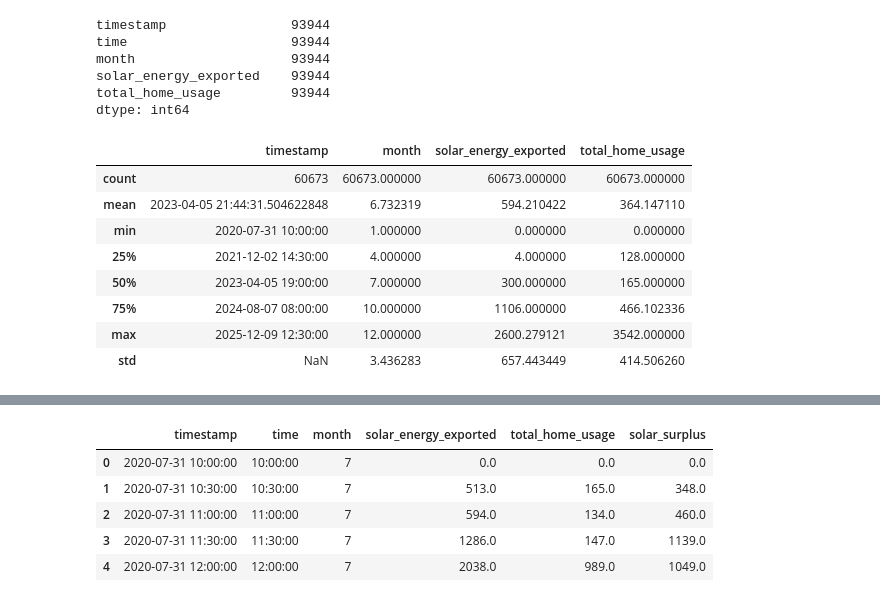
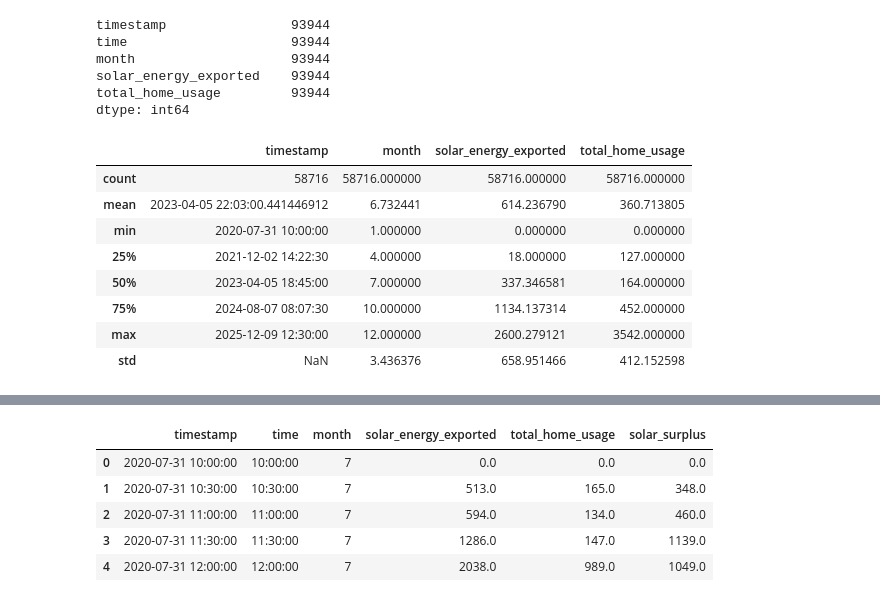
Before and after one commit to paleze/solar-energy-surplus-estimator, a Jupyter notebook: solar-energy-surplus-prediction.ipynb, the cells around one changed output, grey strips where cells are left out. Saved outputs shown, nothing was run; the diff lists cells and outputs as text; code cells hidden in the pictures.

```diff
--- a/solar-energy-surplus-prediction.ipynb
+++ b/solar-energy-surplus-prediction.ipynb
@@ -144,15 +144,15 @@ total_home_usage         93944
 dtype: int64
 # %%
 # Remove hours at early morning or late evening where no solar production can occur
-df[ ( (df.time.astype(str)>'06:00:00') & (df.time.astype(str)<'22:00:00') )].describe()
+df[ ( (df.time.astype(str)>='06:00:00') & (df.time.astype(str)<'21:00:00') )].describe()
 # %% [output]
 |  | timestamp | month | solar_energy_exported | total_home_usage |
-| count | 60673 | 60673.000000 | 60673.000000 | 60673.000000 |
-| mean | 2023-04-05 21:44:31.504622848 | 6.732319 | 594.210422 | 364.147110 |
+| count | 58716 | 58716.000000 | 58716.000000 | 58716.000000 |
+| mean | 2023-04-05 22:03:00.441446912 | 6.732441 | 614.236790 | 360.713805 |
 | min | 2020-07-31 10:00:00 | 1.000000 | 0.000000 | 0.000000 |
-| 25% | 2021-12-02 14:30:00 | 4.000000 | 4.000000 | 128.000000 |
-| 50% | 2023-04-05 19:00:00 | 7.000000 | 300.000000 | 165.000000 |
-| 75% | 2024-08-07 08:00:00 | 10.000000 | 1106.000000 | 466.102336 |
+| 25% | 2021-12-02 14:22:30 | 4.000000 | 18.000000 | 127.000000 |
+| 50% | 2023-04-05 18:45:00 | 7.000000 | 337.346581 | 164.000000 |
+| 75% | 2024-08-07 08:07:30 | 10.000000 | 1134.137314 | 452.000000 |
 | max | 2025-12-09 12:30:00 | 12.000000 | 2600.279121 | 3542.000000 |
-| std | NaN | 3.436283 | 657.443449 | 414.506260 |
+| std | NaN | 3.436376 | 658.951466 | 412.152598 |
 # %%
```
Also changed, not shown: parts of 33 cells of this notebook, 3 other files.
